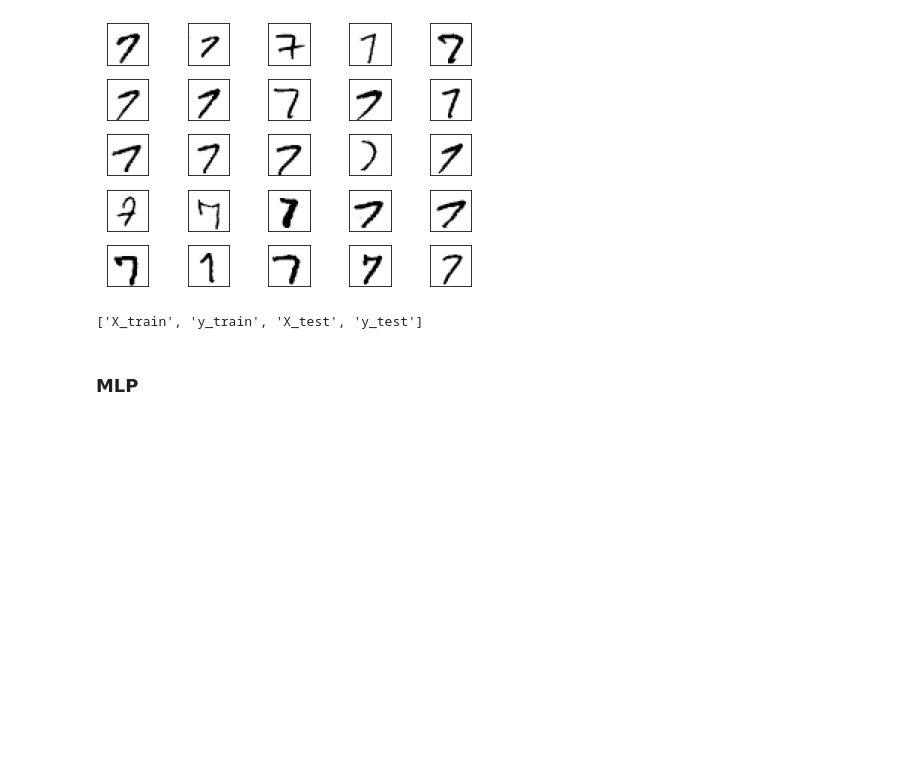
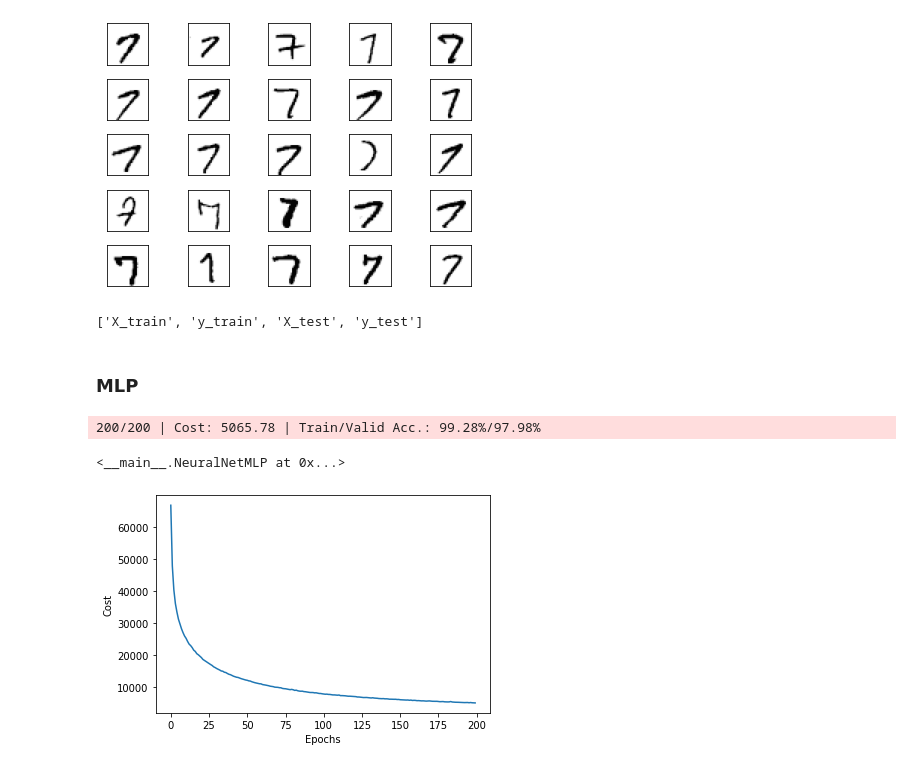
Before and after one commit to mahmadza/gradatim_ferociter, a Jupyter notebook: SebastianRaschkaBook/NeuralNetworkWithMNIST/NN.ipynb, the cells around one changed output. Cells and saved outputs as stored; diff of their text form; code cells hidden in the pictures; blank space fills up the shorter version.

Commit message:
trained NN

```diff
--- a/SebastianRaschkaBook/NeuralNetworkWithMNIST/NN.ipynb
+++ b/SebastianRaschkaBook/NeuralNetworkWithMNIST/NN.ipynb
@@ -203,20 +203,42 @@ class NeuralNetMLP(object):
             y_train_pred = self.predict(X_train)
             y_valid_pred = self.predict(X_valid)
 
-            train_acc = ((np.sum(y_train ==
-                             y_train_pred)).astype(np.float) /
+            train_acc = ((np.sum(y_train == y_train_pred)).astype(np.float) /
                             X_train.shape[0])
-               valid_acc = ((np.sum(y_valid ==
-                             y_valid_pred)).astype(np.float) /
+            valid_acc = ((np.sum(y_valid == y_valid_pred)).astype(np.float) /
                             X_valid.shape[0])
             sys.stderr.write('\r%0*d/%d | Cost: %.2f '
                                 '| Train/Valid Acc.: %.2f%%/%.2f%% '
                                  %
-                                (epoch_strlen, i+1, self.epochs,
-cost,
+                                (epoch_strlen, i+1, self.epochs, cost,
                                  train_acc*100, valid_acc*100))
-               sys.stderr.flush()
-               self.eval_['cost'].append(cost)
-               self.eval_['train_acc'].append(train_acc)
-               self.eval_['valid_acc'].append(valid_acc)
-            return self
+            sys.stderr.flush()
+            self.eval_['cost'].append(cost)
+            self.eval_['train_acc'].append(train_acc)
+            self.eval_['valid_acc'].append(valid_acc)
+        return self
+# %%
+nn = NeuralNetMLP(n_hidden=100,l2=0.01,
+                  epochs=200,
+                  eta=0.0005,
+                  minibatch_size=100,
+                  shuffle=True,
+                  seed=1)
+# %%
+nn.fit(X_train=X_train[:55000],
+       y_train=y_train[:55000],
+       X_valid=X_train[55000:],
+       y_valid=y_train[55000:])
+# %% [output]
+200/200 | Cost: 5065.78 | Train/Valid Acc.: 99.28%/97.98%
+<__main__.NeuralNetMLP at 0x...>
+# %%
+import matplotlib.pyplot as plt
+
+# plot epochs vs cost
+plt.plot(range(nn.epochs), nn.eval_['cost'])
+plt.ylabel('Cost')
+plt.xlabel('Epochs')
+plt.show()
+# %% [output]
+[figure, added]
```
Also changed, not shown: parts of 2 cells of this notebook.
